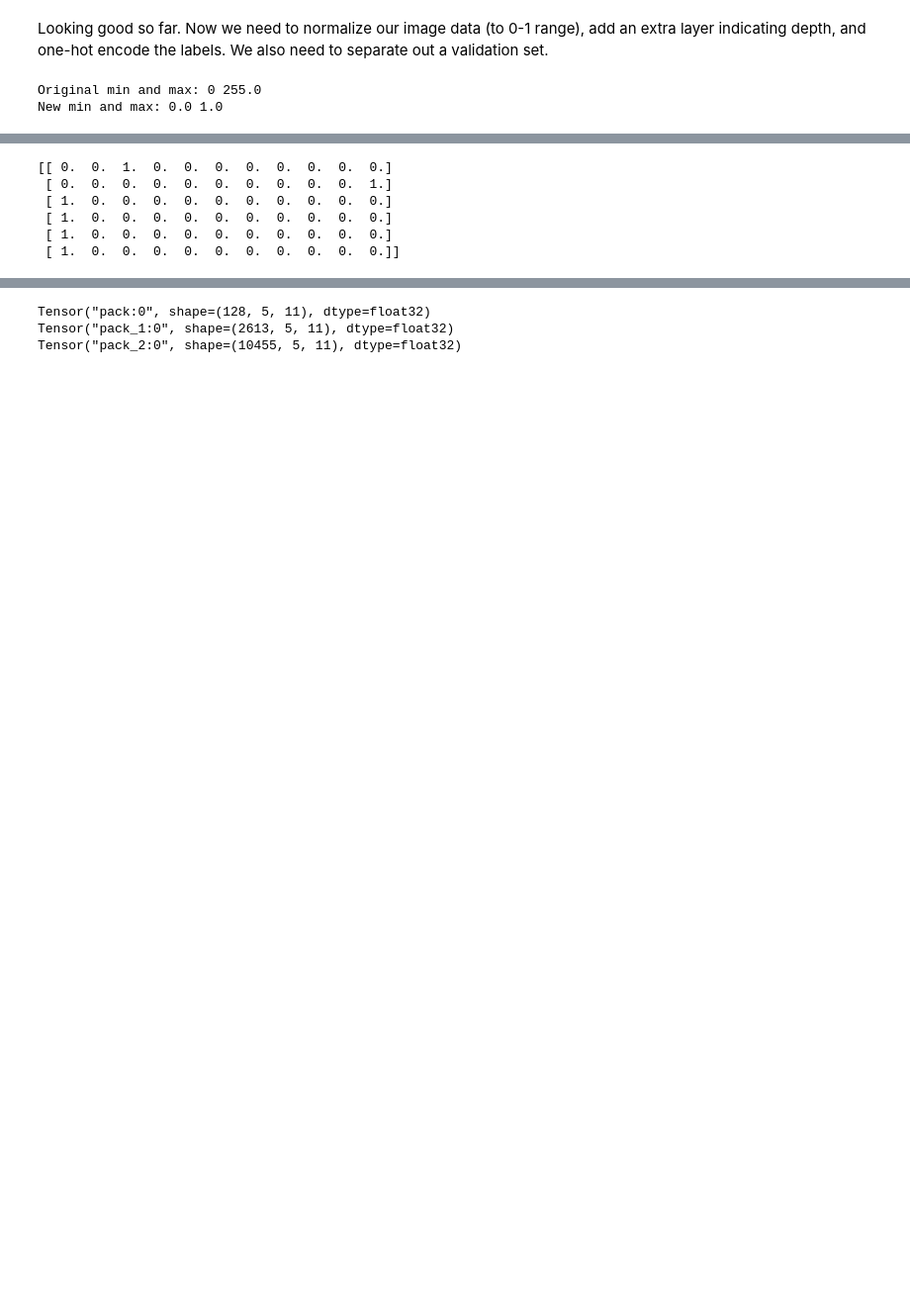
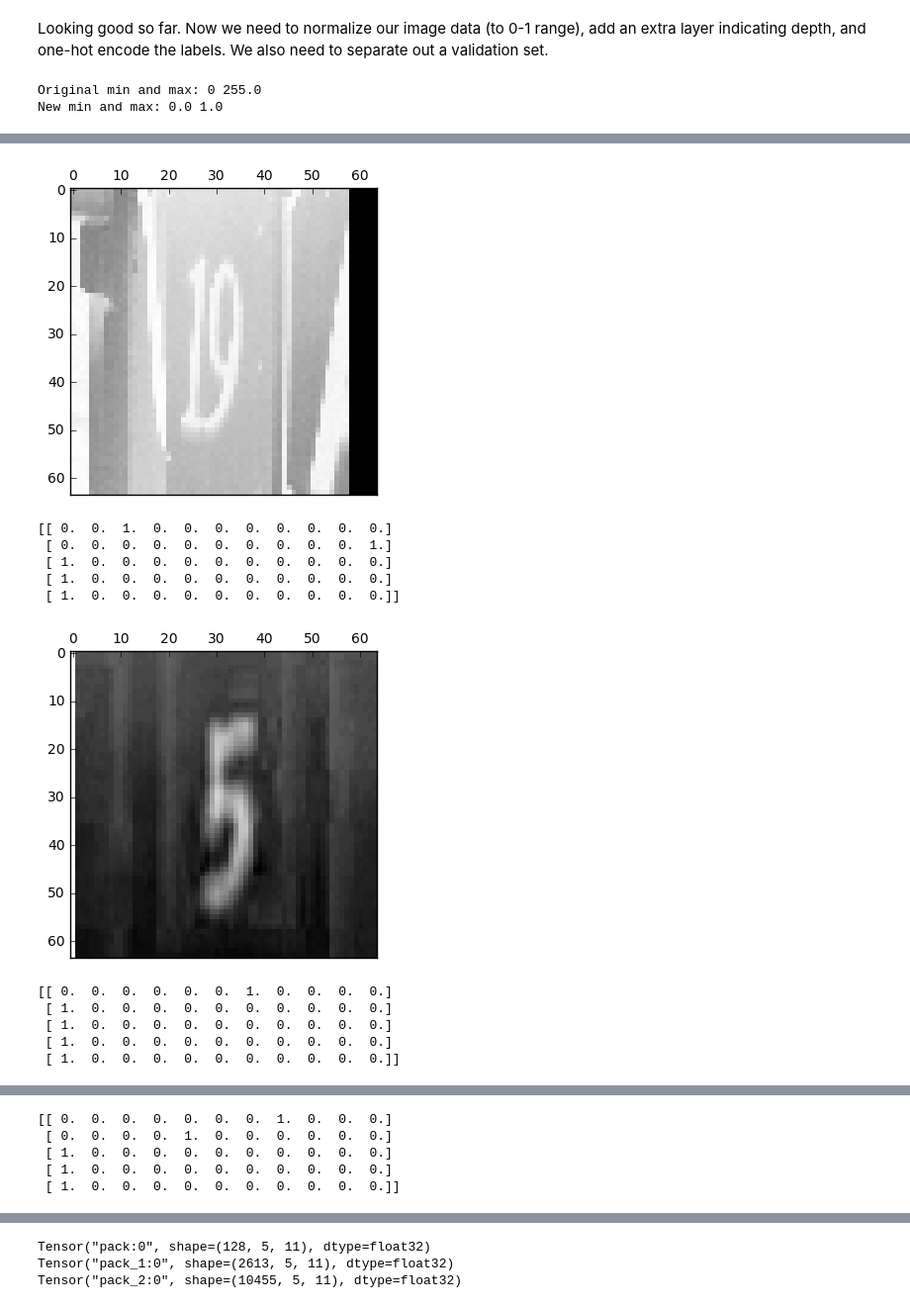
Before and after one commit to anoopctkm/machine-learning, a Jupyter notebook: projects/digit_recognition/digit_recognition.ipynb, the cells around one changed output, grey strips where cells are left out. Shown at 99% size. Cells and saved outputs as stored; diff of their text form; code cells hidden in the pictures; blank space fills up the shorter version.

```diff
--- a/projects/digit_recognition/digit_recognition.ipynb
+++ b/projects/digit_recognition/digit_recognition.ipynb
@@ -888,10 +964,23 @@ Test set (10455, 64, 64, 1) (10455, 6, 11)
-# %%
-# Checking one-hot encoding
-print(train_svhn_l[0])  # Should correspond to 1,9 shown above (trailed by -1's)
-# %% [output]
-[[ 0.  0.  1.  0.  0.  0.  0.  0.  0.  0.  0.]
- [ 0.  0.  0.  0.  0.  0.  0.  0.  0.  0.  1.]
- [ 1.  0.  0.  0.  0.  0.  0.  0.  0.  0.  0.]
- [ 1.  0.  0.  0.  0.  0.  0.  0.  0.  0.  0.]
- [ 1.  0.  0.  0.  0.  0.  0.  0.  0.  0.  0.]
- [ 1.  0.  0.  0.  0.  0.  0.  0.  0.  0.  0.]]
+# %%
+# Checking one-hot encoding
+show(np.squeeze(train_svhn, axis=(3,))[0])
+print(train_svhn_l[0])
+
+show(np.squeeze(valid_svhn, axis=(3,))[0])
+print(valid_svhn_l[0])
+
+show(np.squeeze(test_svhn, axis=(3,))[0])
+print(test_svhn_l[0])
+# %% [output]
+[figure, added]
+[[ 0.  0.  1.  0.  0.  0.  0.  0.  0.  0.  0.]
+ [ 0.  0.  0.  0.  0.  0.  0.  0.  0.  0.  1.]
+ [ 1.  0.  0.  0.  0.  0.  0.  0.  0.  0.  0.]
+ [ 1.  0.  0.  0.  0.  0.  0.  0.  0.  0.  0.]
+ [ 1.  0.  0.  0.  0.  0.  0.  0.  0.  0.  0.]]
+[figure, added]
+[[ 0.  0.  0.  0.  0.  0.  1.  0.  0.  0.  0.]
+ [ 1.  0.  0.  0.  0.  0.  0.  0.  0.  0.  0.]
+ [ 1.  0.  0.  0.  0.  0.  0.  0.  0.  0.  0.]
+ [ 1.  0.  0.  0.  0.  0.  0.  0.  0.  0.  0.]
+ [ 1.  0.  0.  0.  0.  0.  0.  0.  0.  0.  0.]]
@@ -897,0 +988,5 @@ print(train_svhn_l[0])  # Should correspond to 1,9 shown above (trailed by -1's)
+[[ 0.  0.  0.  0.  0.  0.  0.  1.  0.  0.  0.]
+ [ 0.  0.  0.  0.  1.  0.  0.  0.  0.  0.  0.]
+ [ 1.  0.  0.  0.  0.  0.  0.  0.  0.  0.  0.]
+ [ 1.  0.  0.  0.  0.  0.  0.  0.  0.  0.  0.]
+ [ 1.  0.  0.  0.  0.  0.  0.  0.  0.  0.  0.]]
```
Also changed, not shown: parts of 30 cells of this notebook.
